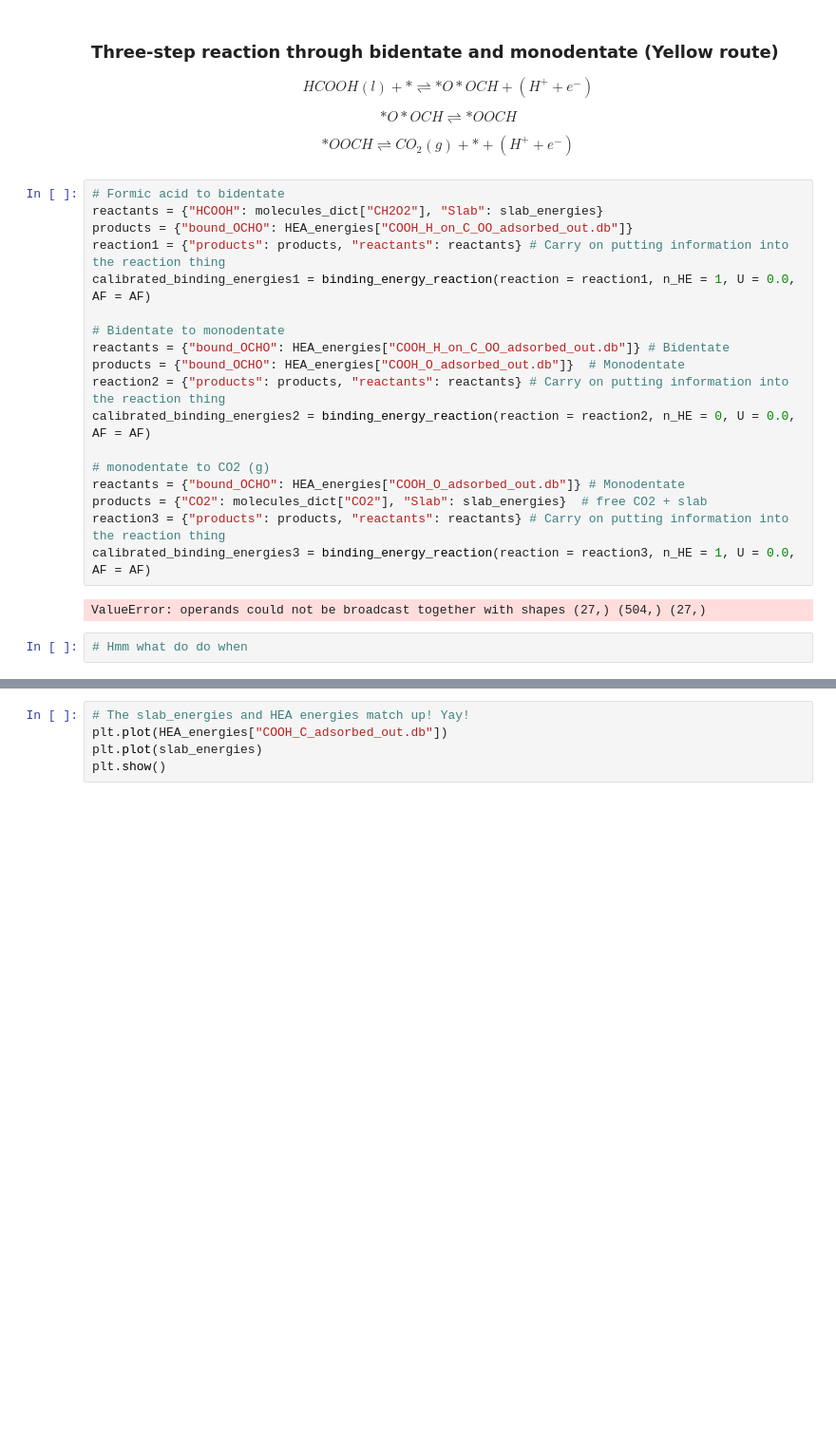
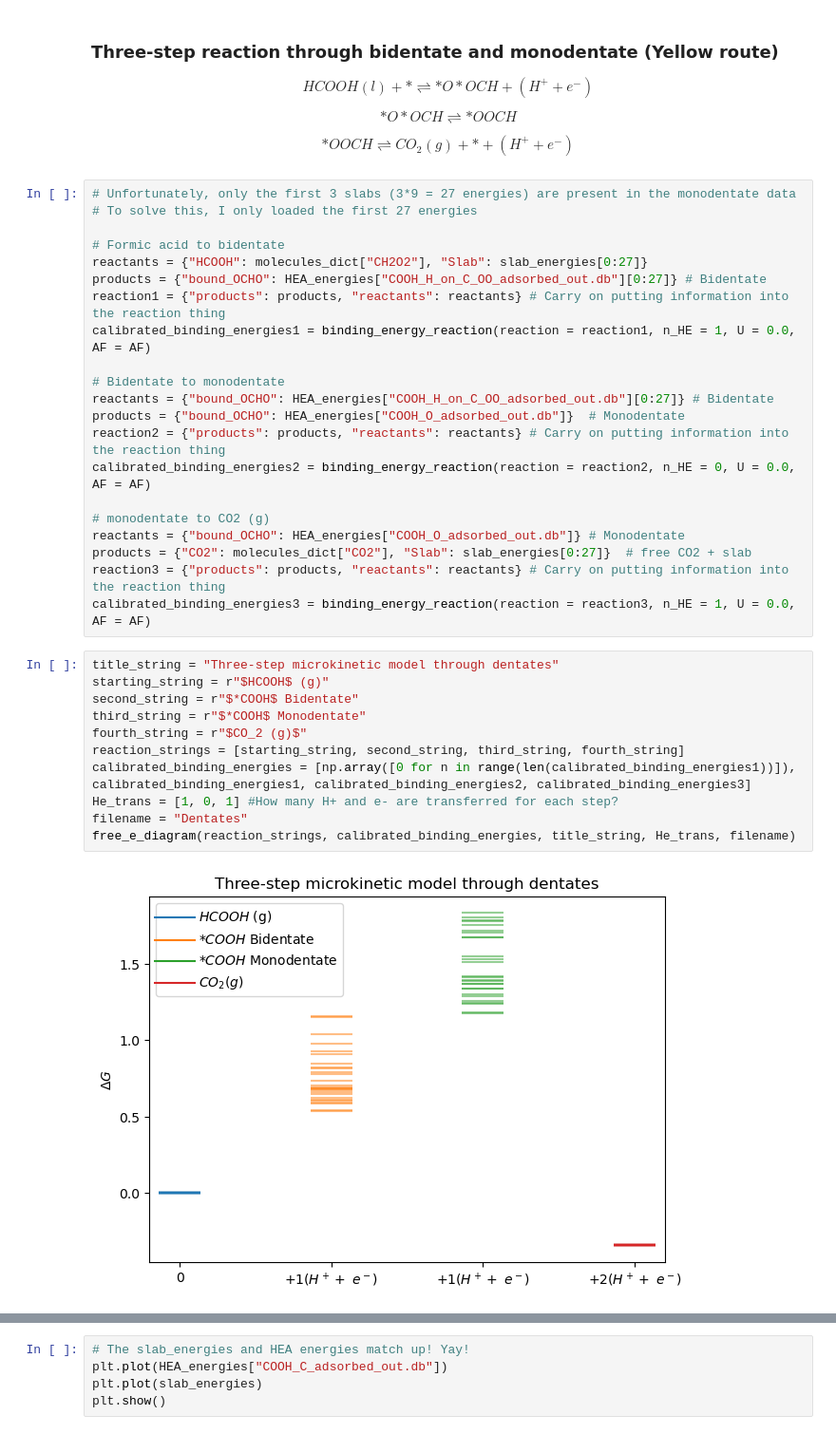
Before and after one commit to MarcusNoergaardWeng/CatalysisThesis, a Jupyter notebook: Notebooks/Load_DFT_data.ipynb, the cells around one changed output, grey strips where cells are left out. Shown at 95% size. Saved outputs shown, nothing was run; the diff lists cells and outputs as text; blank space fills up the shorter version.

Commit message:
Big work on data treatment

```diff
--- a/Notebooks/Load_DFT_data.ipynb
+++ b/Notebooks/Load_DFT_data.ipynb
@@ -326,24 +311,36 @@ $$ *O*OCH \rightleftharpoons *OOCH $$
 
 $$ *OOCH \rightleftharpoons CO_2 (g) + * + (H^+ + e^-) $$
 # %%
+# Unfortunately, only the first 3 slabs (3*9 = 27 energies) are present in the monodentate data
+# To solve this, I only loaded the first 27 energies
+
 # Formic acid to bidentate
-reactants = {"HCOOH": molecules_dict["CH2O2"], "Slab": slab_energies}
-products = {"bound_OCHO": HEA_energies["COOH_H_on_C_OO_adsorbed_out.db"]}
+reactants = {"HCOOH": molecules_dict["CH2O2"], "Slab": slab_energies[0:27]}
+products = {"bound_OCHO": HEA_energies["COOH_H_on_C_OO_adsorbed_out.db"][0:27]} # Bidentate
 reaction1 = {"products": products, "reactants": reactants} # Carry on putting information into the reaction thing
 calibrated_binding_energies1 = binding_energy_reaction(reaction = reaction1, n_HE = 1, U = 0.0, AF = AF)
 
 # Bidentate to monodentate
-reactants = {"bound_OCHO": HEA_energies["COOH_H_on_C_OO_adsorbed_out.db"]} # Bidentate
+reactants = {"bound_OCHO": HEA_energies["COOH_H_on_C_OO_adsorbed_out.db"][0:27]} # Bidentate
 products = {"bound_OCHO": HEA_energies["COOH_O_adsorbed_out.db"]}  # Monodentate
 reaction2 = {"products": products, "reactants": reactants} # Carry on putting information into the reaction thing
 calibrated_binding_energies2 = binding_energy_reaction(reaction = reaction2, n_HE = 0, U = 0.0, AF = AF)
 
 # monodentate to CO2 (g)
 reactants = {"bound_OCHO": HEA_energies["COOH_O_adsorbed_out.db"]} # Monodentate
-products = {"CO2": molecules_dict["CO2"], "Slab": slab_energies}  # free CO2 + slab
+products = {"CO2": molecules_dict["CO2"], "Slab": slab_energies[0:27]}  # free CO2 + slab
 reaction3 = {"products": products, "reactants": reactants} # Carry on putting information into the reaction thing
 calibrated_binding_energies3 = binding_energy_reaction(reaction = reaction3, n_HE = 1, U = 0.0, AF = AF)
-# %% [output]
-ValueError: operands could not be broadcast together with shapes (27,) (504,) (27,)
-# %%
-# Hmm what do do when
+# %%
+title_string = "Three-step microkinetic model through dentates"
+starting_string = r"$HCOOH$ (g)"
+second_string = r"$*COOH$ Bidentate"
+third_string = r"$*COOH$ Monodentate"
+fourth_string = r"$CO_2 (g)$"
+reaction_strings = [starting_string, second_string, third_string, fourth_string]
+calibrated_binding_energies = [np.array([0 for n in range(len(calibrated_binding_energies1))]), calibrated_binding_energies1, calibrated_binding_energies2, calibrated_binding_energies3]
+He_trans = [1, 0, 1] #How many H+ and e- are transferred for each step?
+filename = "Dentates"
+free_e_diagram(reaction_strings, calibrated_binding_energies, title_string, He_trans, filename)
+# %% [output]
+[figure, added]
```
Also changed, not shown: parts of 11 cells of this notebook, 8 other files.
